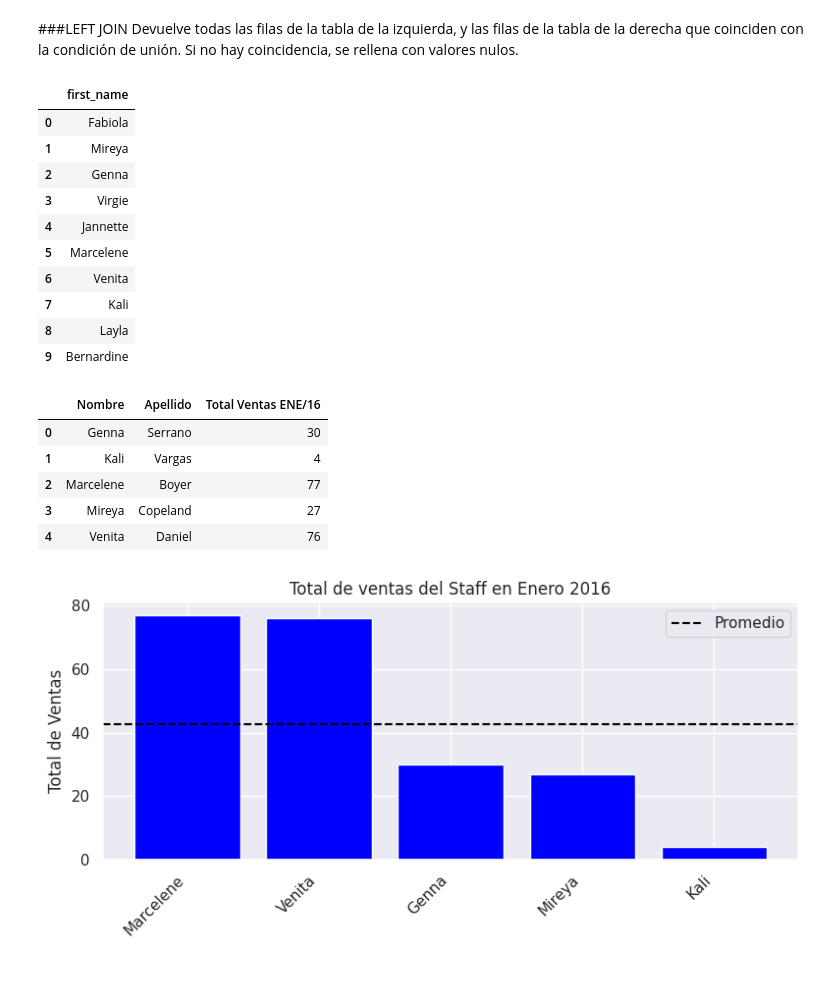
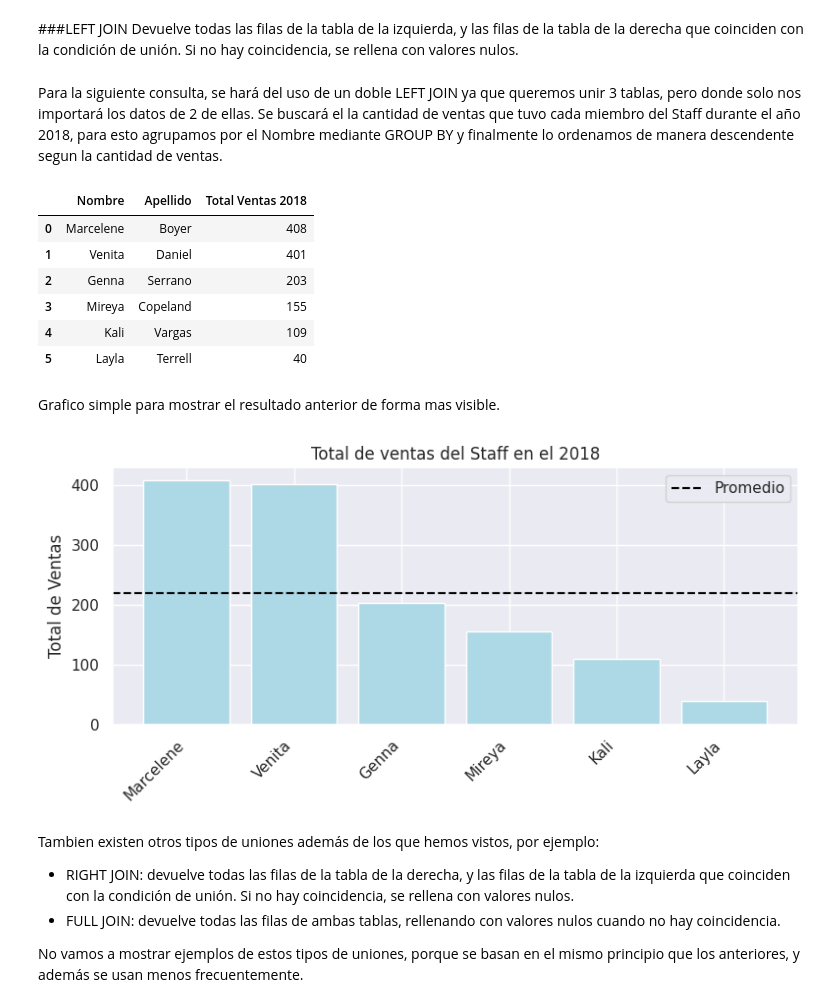
Before and after one commit to AlejandroSenabre/Data-Analysis-with-SQL, a Jupyter notebook: BikeStore_with_SQL.ipynb, the cells around one changed output. Drawn from its saved outputs; the diff is of its cells as text; code cells hidden in the pictures; blank space fills up the shorter version.

```diff
--- a/BikeStore_with_SQL.ipynb
+++ b/BikeStore_with_SQL.ipynb
@@ -368,57 +368,51 @@ df
 # %% [markdown]
 ###LEFT JOIN
 Devuelve todas las filas de la tabla de la izquierda, y las filas de la tabla de la derecha que coinciden con la condición de unión. Si no hay coincidencia, se rellena con valores nulos.
-# %%
-query = """
-SELECT first_name from staffs;
-"""
-df = pd.read_sql_query(query, connection)
-df
-# %% [output]
-|  | first_name |
-| 0 | Fabiola |
-| 1 | Mireya |
-| 2 | Genna |
-| 3 | Virgie |
-| 4 | Jannette |
-| 5 | Marcelene |
-| 6 | Venita |
-| 7 | Kali |
-| 8 | Layla |
-| 9 | Bernardine |
+# %% [markdown]
+Para la siguiente consulta, se hará del uso de un doble LEFT JOIN ya que queremos unir 3 tablas, pero donde solo nos importará los datos de 2 de ellas. Se buscará el la cantidad de ventas que tuvo cada miembro del Staff durante el año 2018, para esto agrupamos por el Nombre mediante GROUP BY y finalmente lo ordenamos de manera descendente segun la cantidad de ventas.
 # %%
 query = """
 SELECT st.first_name as Nombre,
       st.last_name as Apellido,
-      SUM(oi.quantity) as "Total Ventas ENE/16"
+      SUM(oi.quantity) as "Total Ventas 2018"
 FROM orders as od
 LEFT JOIN staffs st ON st.staff_id = od.staff_id
 LEFT JOIN order_items oi ON oi.order_id = od.order_id
-WHERE od.order_date < "2016-01-31"
-GROUP BY 	st.first_name;
+WHERE od.order_date > "2017-12-31"
+GROUP BY 	st.first_name
+ORDER BY "Total Ventas 2018" DESC;
 """
 df = pd.read_sql_query(query, connection)
 df
 # %% [output]
-|  | Nombre | Apellido | Total Ventas ENE/16 |
-| 0 | Genna | Serrano | 30 |
-| 1 | Kali | Vargas | 4 |
-| 2 | Marcelene | Boyer | 77 |
-| 3 | Mireya | Copeland | 27 |
-| 4 | Venita | Daniel | 76 |
+|  | Nombre | Apellido | Total Ventas 2018 |
+| 0 | Marcelene | Boyer | 408 |
+| 1 | Venita | Daniel | 401 |
+| 2 | Genna | Serrano | 203 |
+| 3 | Mireya | Copeland | 155 |
+| 4 | Kali | Vargas | 109 |
+| 5 | Layla | Terrell | 40 |
+# %% [markdown]
+Grafico simple para mostrar el resultado anterior de forma mas visible.
 # %%
-media=df['Total Ventas ENE/16'].mean()
-df_sorted = df.sort_values(by='Total Ventas ENE/16', ascending=False)
+media=df['Total Ventas 2018'].mean()
+#df_sorted = df.sort_values(by='Total Ventas 2018', ascending=False)
 plt.figure(figsize=(8, 4))
-plt.bar(df_sorted['Nombre'], df_sorted['Total Ventas ENE/16'], color='blue')
+plt.bar(df['Nombre'], df['Total Ventas 2018'], color='lightblue')
 plt.xlabel('')
 plt.axhline(y=media, color='black', linestyle='--', label='Promedio')
 plt.ylabel('Total de Ventas')
-plt.title('Total de ventas del Staff en Enero 2016')
+plt.title('Total de ventas del Staff en el 2018')
 plt.xticks(rotation=45, ha='right')
 plt.tight_layout()
 plt.legend()
 # Muestra el gráfico
 plt.show()
 # %% [output]
-[figure, old version]
+[figure, new version]
+# %% [markdown]
+Tambien existen otros tipos de uniones además de los que hemos vistos, por ejemplo:
+- RIGHT JOIN: devuelve todas las filas de la tabla de la derecha, y las filas de la tabla de la izquierda que coinciden con la condición de unión. Si no hay coincidencia, se rellena con valores nulos.
+- FULL JOIN: devuelve todas las filas de ambas tablas, rellenando con valores nulos cuando no hay coincidencia.
+
+No vamos a mostrar ejemplos de estos tipos de uniones, porque se basan en el mismo principio que los anteriores, y además se usan menos frecuentemente.
```
